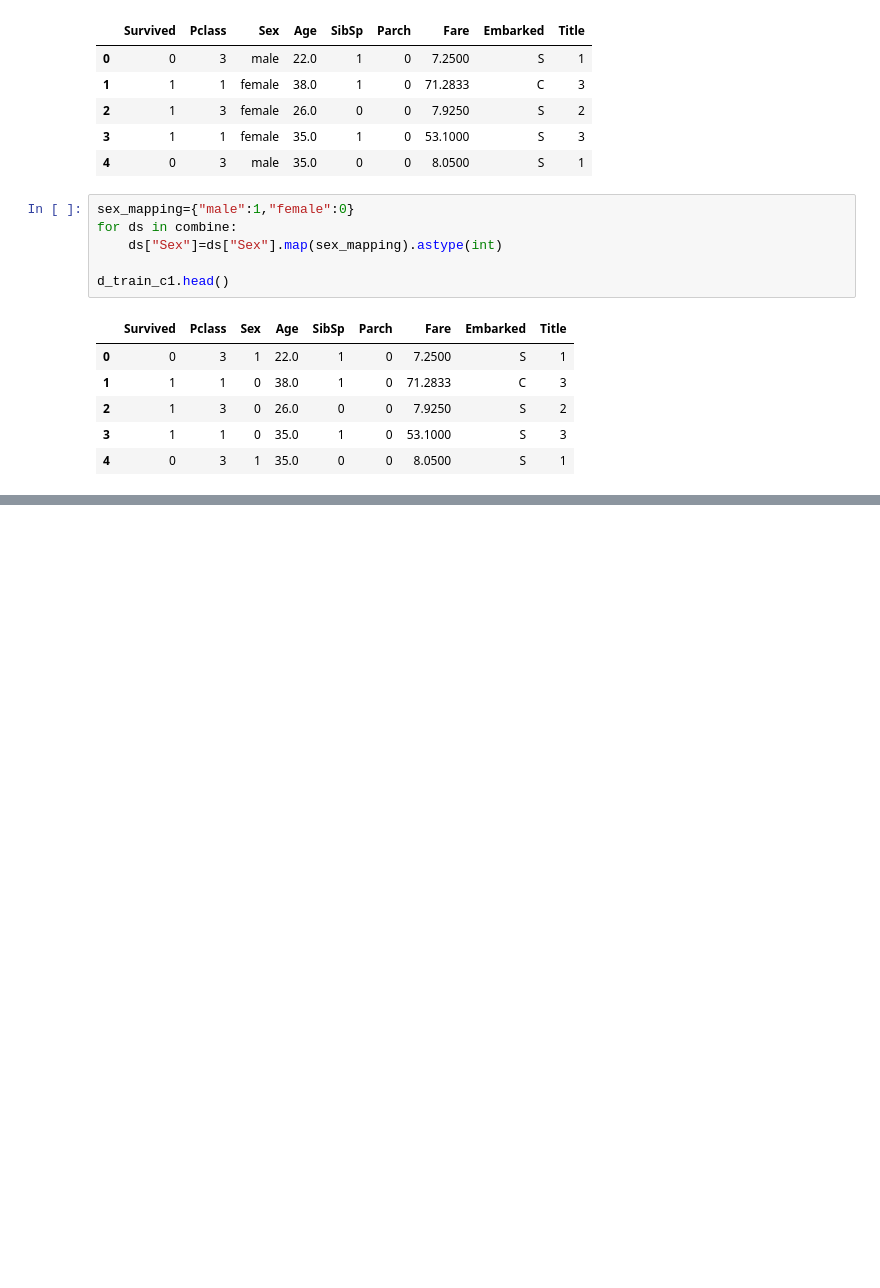
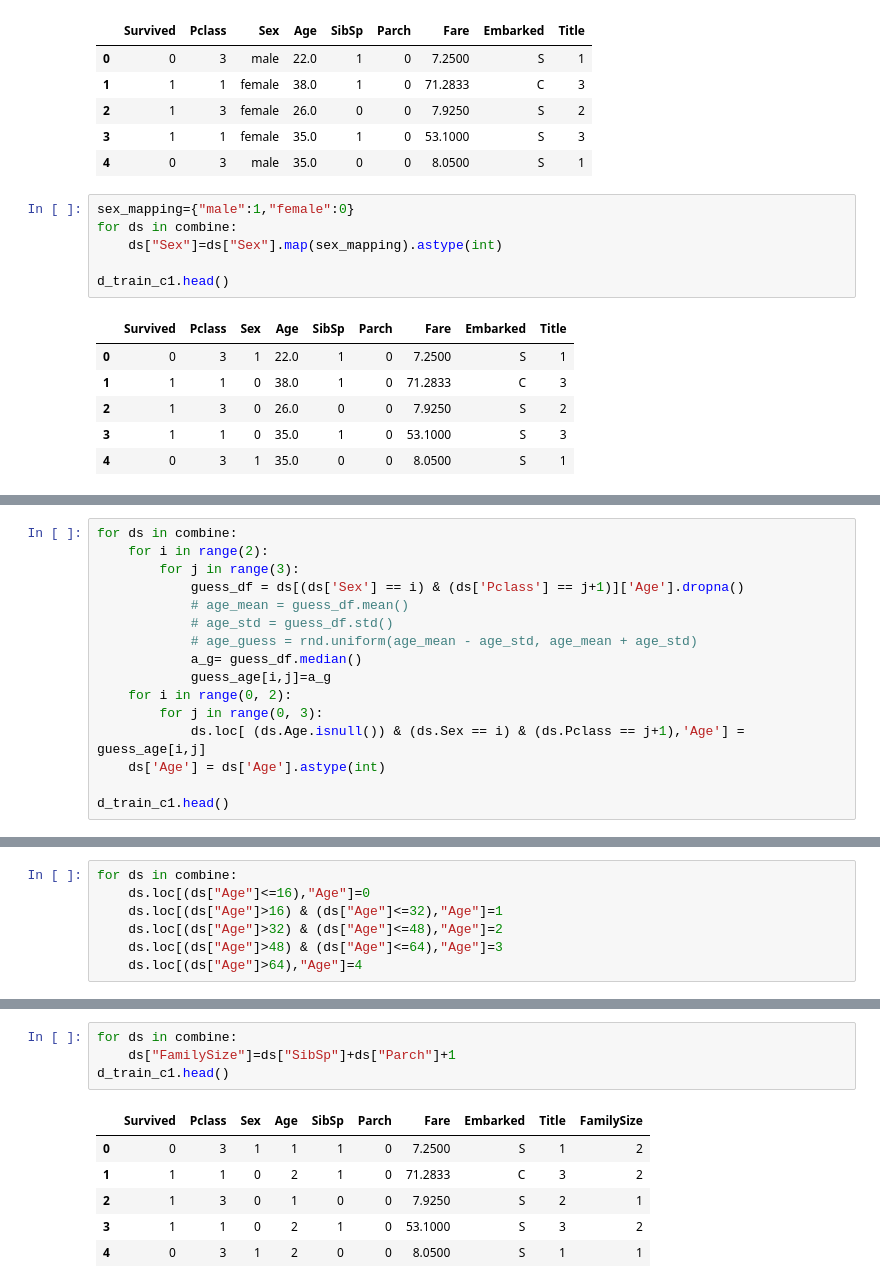
Before and after one commit to Phoenixinfire/learngit, a Jupyter notebook: A_Journey_through_Titanic/code.ipynb, the cells around one changed output, grey strips where cells are left out. Saved outputs shown, nothing was run; the diff lists cells and outputs as text; blank space fills up the shorter version.

```diff
--- a/A_Journey_through_Titanic/code.ipynb
+++ b/A_Journey_through_Titanic/code.ipynb
@@ -440,0 +472,16 @@ d_train_c1.head()
+# %%
+for ds in combine:
+    for i in range(2):
+        for j in range(3):
+            guess_df = ds[(ds['Sex'] == i) & (ds['Pclass'] == j+1)]['Age'].dropna()
+            # age_mean = guess_df.mean()
+            # age_std = guess_df.std()
+            # age_guess = rnd.uniform(age_mean - age_std, age_mean + age_std)
+            a_g= guess_df.median()
+            guess_age[i,j]=a_g
+    for i in range(0, 2):
+        for j in range(0, 3):
+            ds.loc[ (ds.Age.isnull()) & (ds.Sex == i) & (ds.Pclass == j+1),'Age'] = guess_age[i,j]
+    ds['Age'] = ds['Age'].astype(int)
+
+d_train_c1.head()
@@ -440,0 +505,7 @@ d_train_c1.head()
+# %%
+for ds in combine:
+    ds.loc[(ds["Age"]<=16),"Age"]=0
+    ds.loc[(ds["Age"]>16) & (ds["Age"]<=32),"Age"]=1
+    ds.loc[(ds["Age"]>32) & (ds["Age"]<=48),"Age"]=2
+    ds.loc[(ds["Age"]>48) & (ds["Age"]<=64),"Age"]=3
+    ds.loc[(ds["Age"]>64),"Age"]=4
@@ -440,0 +532,11 @@ d_train_c1.head()
+# %%
+for ds in combine:
+    ds["FamilySize"]=ds["SibSp"]+ds["Parch"]+1
+d_train_c1.head()
+# %% [output]
+|  | Survived | Pclass | Sex | Age | SibSp | Parch | Fare | Embarked | Title | FamilySize |
+| 0 | 0 | 3 | 1 | 1 | 1 | 0 | 7.2500 | S | 1 | 2 |
+| 1 | 1 | 1 | 0 | 2 | 1 | 0 | 71.2833 | C | 3 | 2 |
+| 2 | 1 | 3 | 0 | 1 | 0 | 0 | 7.9250 | S | 2 | 1 |
+| 3 | 1 | 1 | 0 | 2 | 1 | 0 | 53.1000 | S | 3 | 2 |
+| 4 | 0 | 3 | 1 | 2 | 0 | 0 | 8.0500 | S | 1 | 1 |
```
Also changed, not shown: parts of 17 cells of this notebook.
